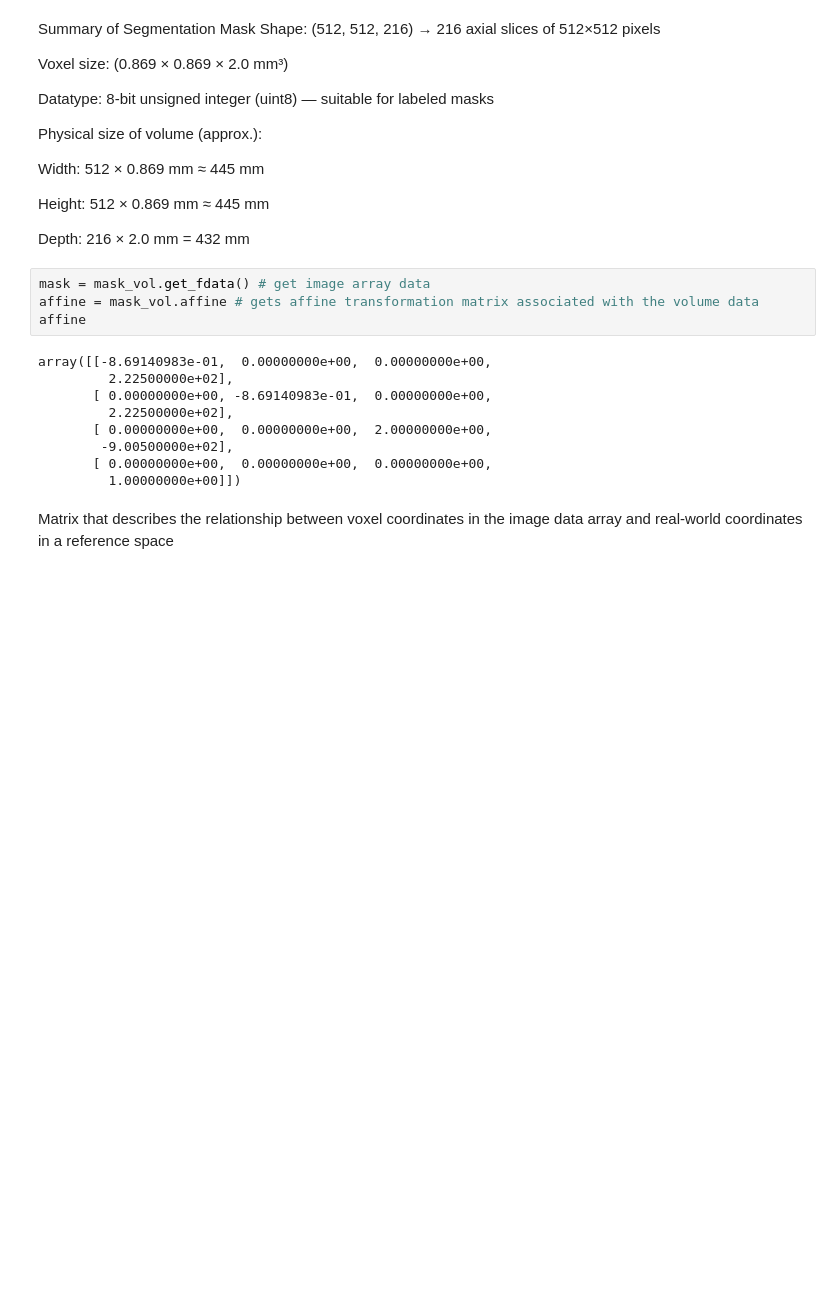
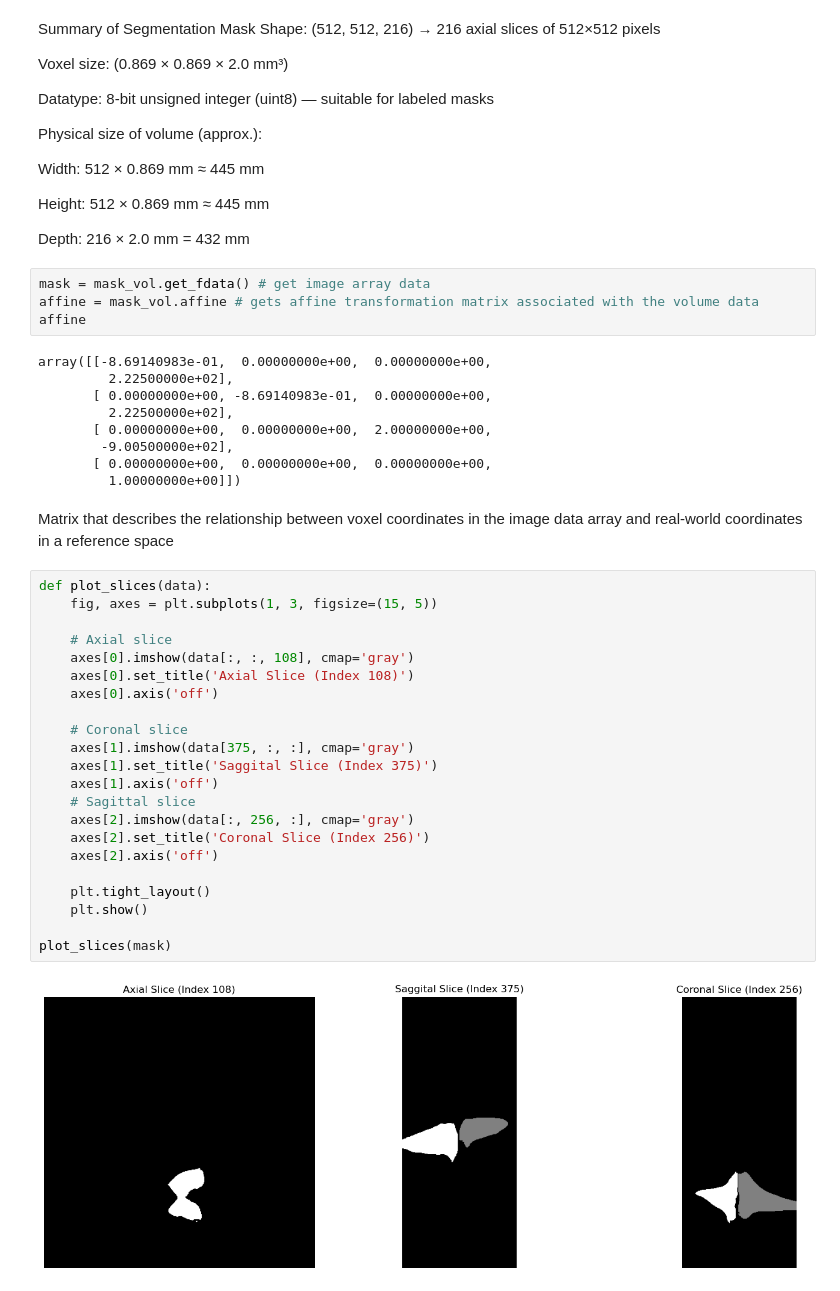
Before and after one commit to kitarp07/RA_Selection_Task, a Jupyter notebook: notebooks/contour_expansion.ipynb, the cells around one changed output. Cells and saved outputs as stored; diff of their text form; blank space fills up the shorter version.

```diff
--- a/notebooks/contour_expansion.ipynb
+++ b/notebooks/contour_expansion.ipynb
@@ -42,3 +56,27 @@ array([[-8.69140983e-01,  0.00000000e+00,  0.00000000e+00,
 # %% [markdown]
 
 Matrix that describes the relationship between voxel coordinates in the image data array and real-world coordinates in a reference space
+# %%
+def plot_slices(data):
+    fig, axes = plt.subplots(1, 3, figsize=(15, 5))
+
+    # Axial slice
+    axes[0].imshow(data[:, :, 108], cmap='gray')
+    axes[0].set_title('Axial Slice (Index 108)')
+    axes[0].axis('off')
+
+    # Coronal slice
+    axes[1].imshow(data[375, :, :], cmap='gray')
+    axes[1].set_title('Saggital Slice (Index 375)')
+    axes[1].axis('off')
+    # Sagittal slice
+    axes[2].imshow(data[:, 256, :], cmap='gray')
+    axes[2].set_title('Coronal Slice (Index 256)')
+    axes[2].axis('off')
+
+    plt.tight_layout()
+    plt.show()
+
+plot_slices(mask)
+# %% [output]
+[figure, added]
```
Also changed, not shown: parts of 20 cells of this notebook, 1 other file.
